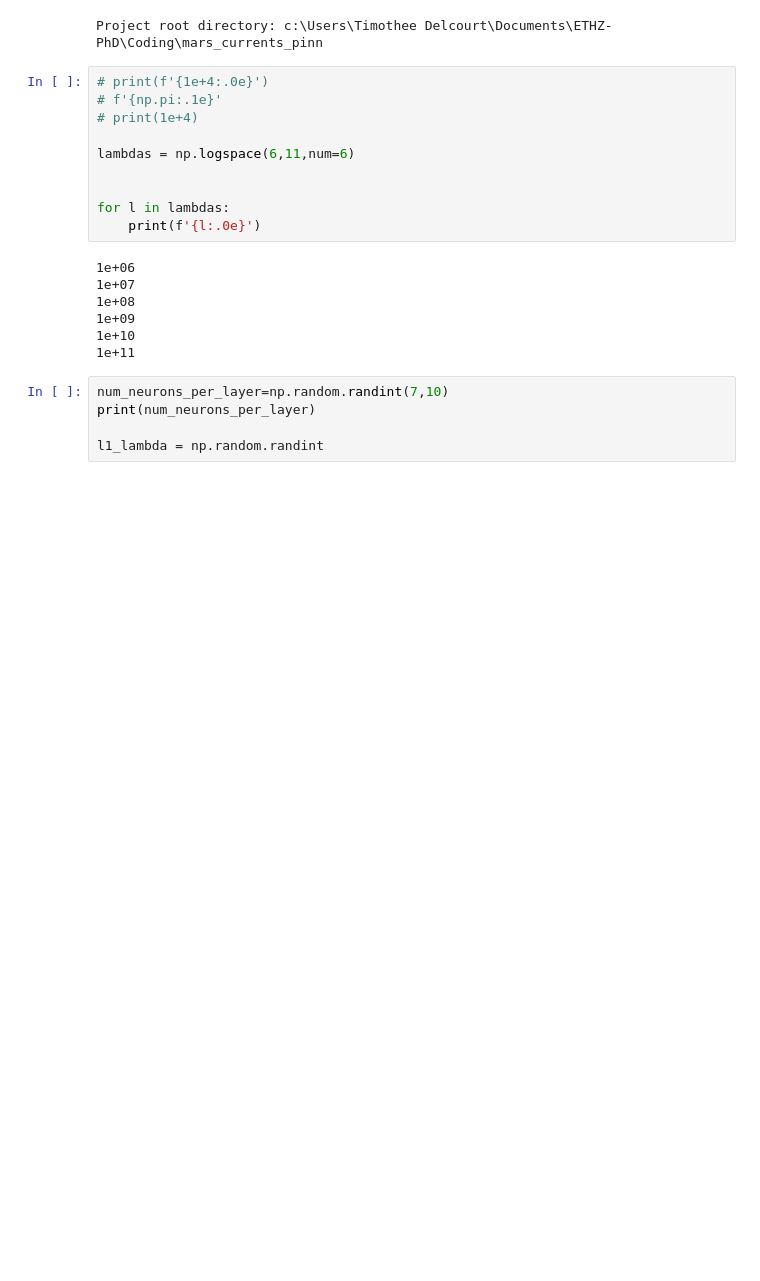
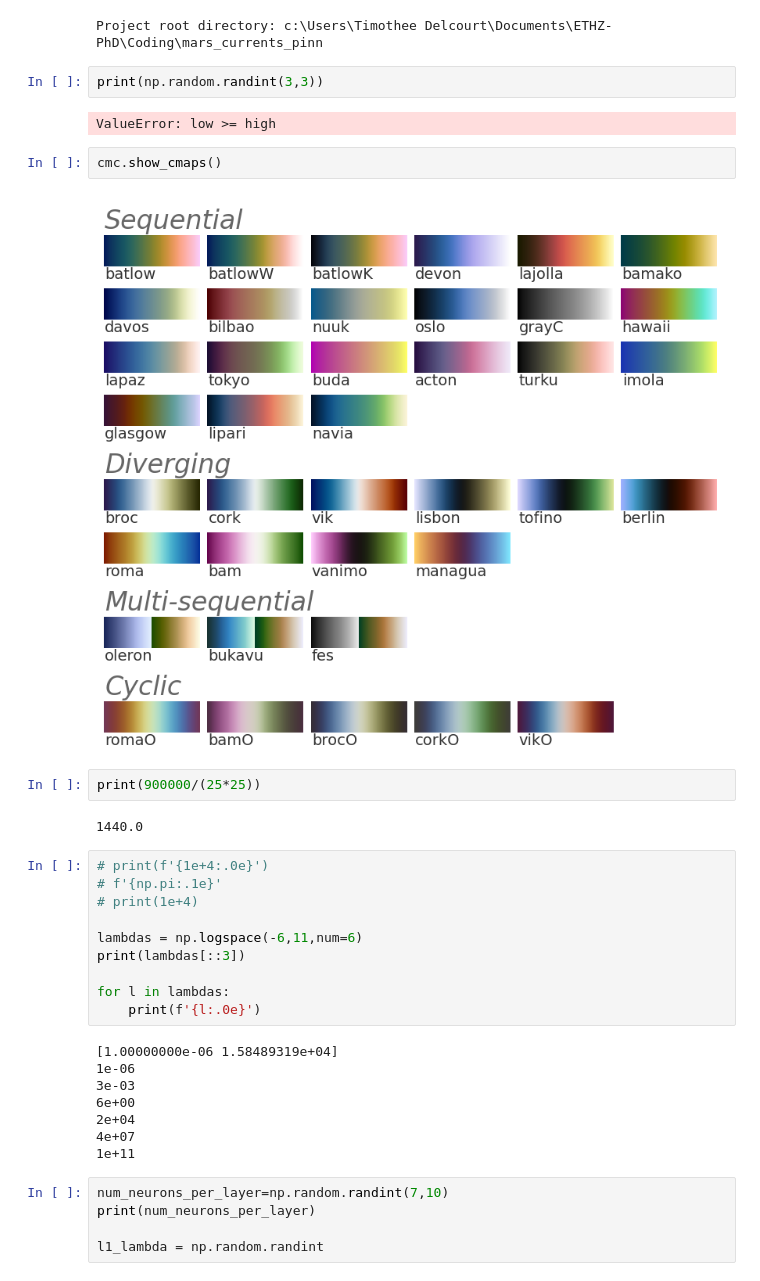
Before and after one commit to TimotheeDelcourt/mars_currents_pinn, a Jupyter notebook: scripts/playground.ipynb, the cells around one changed output. Cells and saved outputs as stored; diff of their text form; blank space fills up the shorter version.

```diff
--- a/scripts/playground.ipynb
+++ b/scripts/playground.ipynb
@@ -21,22 +25,35 @@ import cmcrameri.cm as cmc
 import scripts.data_conversion as dc
 # %% [output]
 Project root directory: c:\Users\Timothee Delcourt\Documents\ETHZ-PhD\Coding\mars_currents_pinn
+# %%
+print(np.random.randint(3,3))
+# %% [output]
+ValueError: low >= high
+# %%
+cmc.show_cmaps()
+# %% [output]
+[figure, added]
+# %%
+print(900000/(25*25))
+# %% [output]
+1440.0
 # %%
 # print(f'{1e+4:.0e}')
 # f'{np.pi:.1e}'
 # print(1e+4)
 
-lambdas = np.logspace(6,11,num=6)
-
+lambdas = np.logspace(-6,11,num=6)
+print(lambdas[::3])
 
 for l in lambdas:
     print(f'{l:.0e}')
 # %% [output]
-1e+06
-1e+07
-1e+08
-1e+09
-1e+10
+[1.00000000e-06 1.58489319e+04]
+1e-06
+3e-03
+6e+00
+2e+04
+4e+07
 1e+11
 # %%
 num_neurons_per_layer=np.random.randint(7,10)
```
Also changed, not shown: parts of 1 cell of this notebook, 7 other files.
